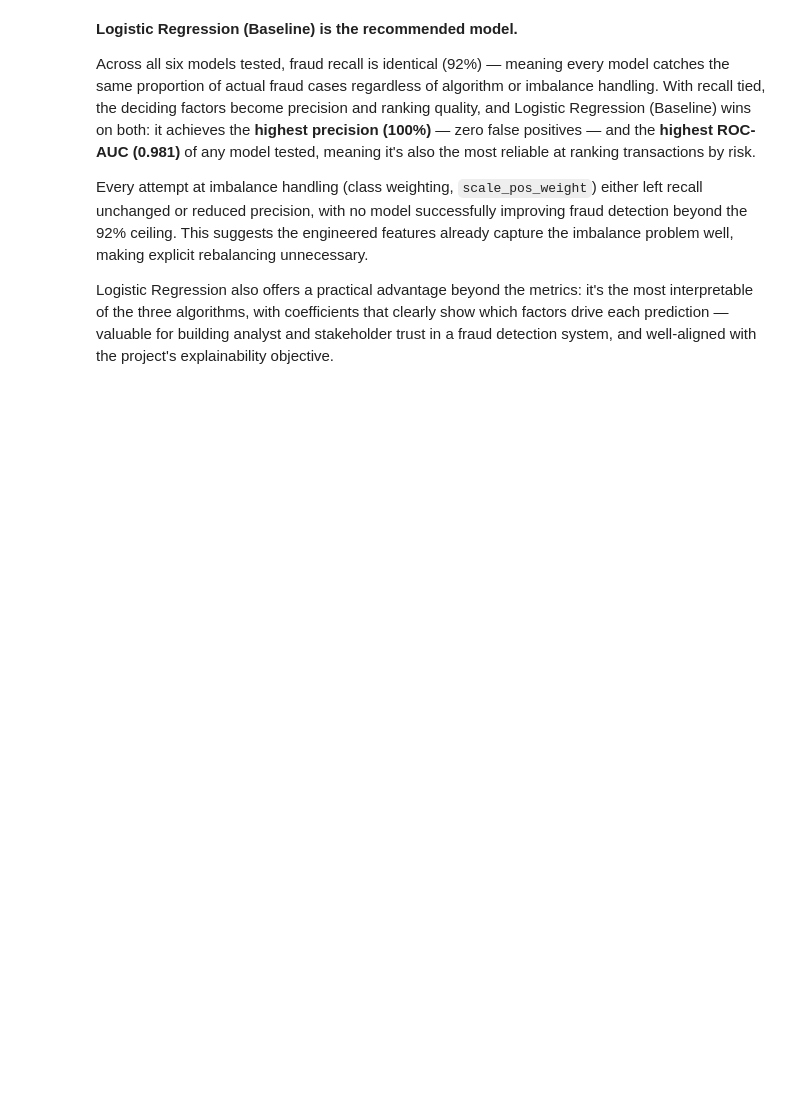
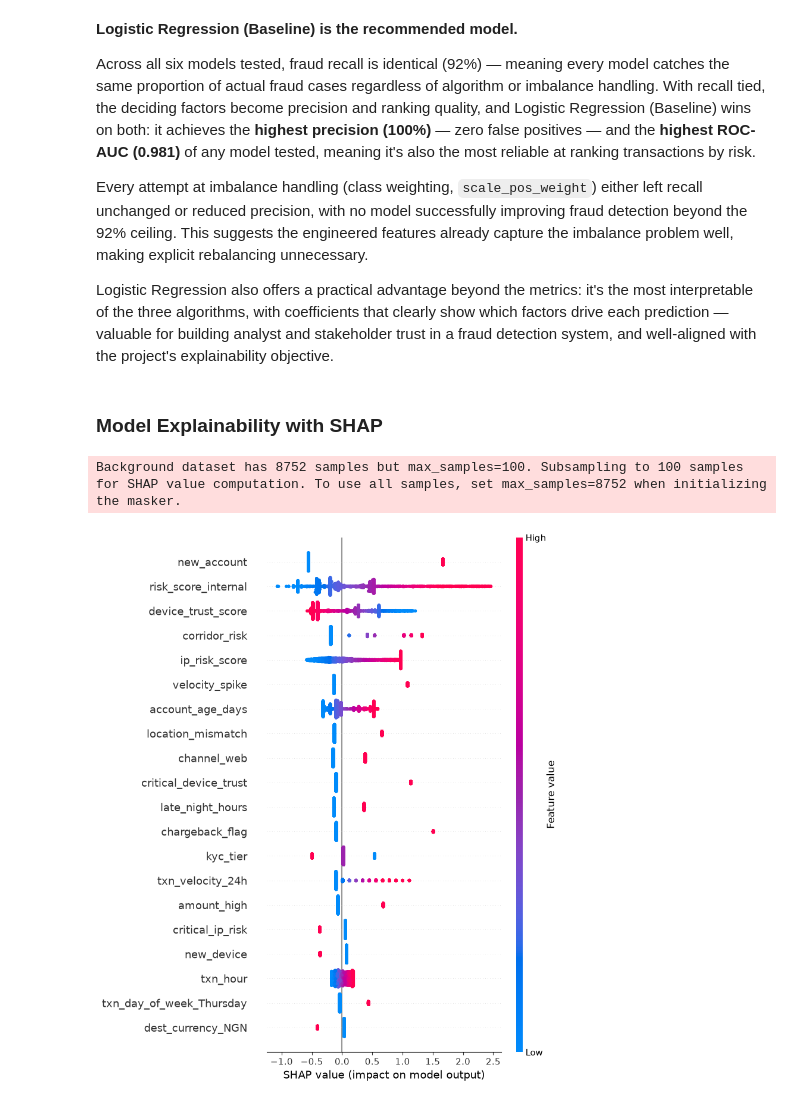
Before and after one commit to LeesiElekwa/Digital_Transfer_Fraud_Detection_System, a Jupyter notebook: Notebooks/ModelDevelopment.ipynb, the cells around one changed output. Saved outputs shown, nothing was run; the diff lists cells and outputs as text; code cells hidden in the pictures; blank space fills up the shorter version.

Commit message:
Model explainability with SHAP Analysis

```diff
--- a/Notebooks/ModelDevelopment.ipynb
+++ b/Notebooks/ModelDevelopment.ipynb
@@ -152,7 +152,7 @@ preprocessor = ColumnTransformer(
         ("num", StandardScaler(), numerical_features),
         ("ord", OrdinalEncoder(categories=[["low", "standard", "enhanced"]]), ordinal_cols),
         ("nom", OneHotEncoder(handle_unknown="ignore", drop="first"), nominal_cols),
-        ("bin", FunctionTransformer(lambda x: x.astype(int)), binary_cols),
+        ("bin", FunctionTransformer(lambda x: x.astype(int), feature_names_out="one-to-one"), binary_cols),
     ],
     remainder="drop" # Drop any columns not specified to be preprocessed
 )
@@ -657,3 +657,37 @@ Across all six models tested, fraud recall is identical (92%) — meaning every
 Every attempt at imbalance handling (class weighting, `scale_pos_weight`) either left recall unchanged or reduced precision, with no model successfully improving fraud detection beyond the 92% ceiling. This suggests the engineered features already capture the imbalance problem well, making explicit rebalancing unnecessary.
 
 Logistic Regression also offers a practical advantage beyond the metrics: it's the most interpretable of the three algorithms, with coefficients that clearly show which factors drive each prediction — valuable for building analyst and stakeholder trust in a fraud detection system, and well-aligned with the project's explainability objective.
+# %% [markdown]
+### Model Explainability with SHAP
+# %%
+# Extract the fitted preprocessor and model from the pipeline
+fitted_preprocessor = logreg_pipeline.named_steps["preprocessor"]
+fitted_model = logreg_pipeline.named_steps["classifier"]
+
+# Get feature names after encoding, then strip transformer prefixes for readability
+raw_feature_names = fitted_preprocessor.get_feature_names_out()
+clean_feature_names = [name.split("__", 1)[1] if "__" in name else name for name in raw_feature_names]
+
+# Transform train/test data (convert to dense if sparse)
+X_train_processed_dense = fitted_preprocessor.transform(X_train)
+X_test_processed_dense = fitted_preprocessor.transform(X_test)
+
+if hasattr(X_train_processed_dense, "toarray"):
+    X_train_processed_dense = X_train_processed_dense.toarray()
+if hasattr(X_test_processed_dense, "toarray"):
+    X_test_processed_dense = X_test_processed_dense.toarray()
+
+# Wrap as DataFrames with the cleaned column names
+X_train_processed_df = pd.DataFrame(X_train_processed_dense, columns=clean_feature_names)
+X_test_processed_df = pd.DataFrame(X_test_processed_dense, columns=clean_feature_names)
+
+# Build the SHAP explainer
+explainer = shap.LinearExplainer(fitted_model, X_train_processed_df)
+shap_values = explainer(X_test_processed_df)
+# %% [output]
+Background dataset has 8752 samples but max_samples=100. Subsampling to 100 samples for SHAP value computation. To use all samples, set max_samples=8752 when initializing the masker.
+# %%
+# Beeswarm plot - shows importance AND direction of effect
+shap.summary_plot(shap_values, X_test_processed_df, show=True)
+# %% [output]
+[figure, added]
```
Also changed, not shown: parts of 2 cells of this notebook.
